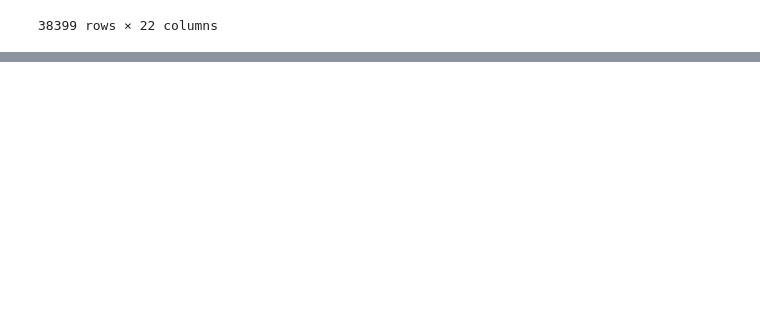
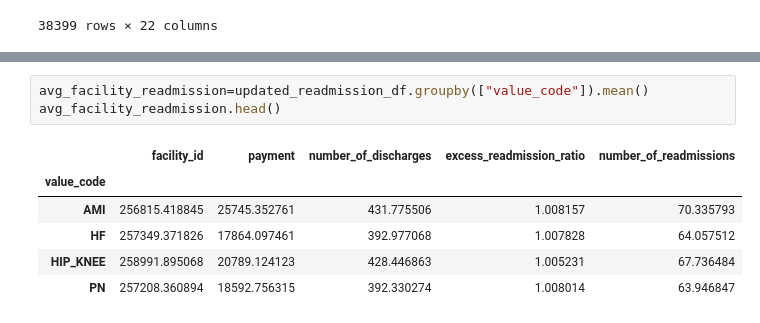
Before and after one commit to nadiarichards/airflow-datapipeline, a Jupyter notebook: Healthcare/Cleaning_dfs.ipynb, the cells around one changed output, grey strips where cells are left out. Drawn from its saved outputs; the diff is of its cells as text; blank space fills up the shorter version.

```diff
--- a/Healthcare/Cleaning_dfs.ipynb
+++ b/Healthcare/Cleaning_dfs.ipynb
@@ -66,0 +106,10 @@ final_merged_df.to_csv("../Files/merged_df.csv", index=False)
+# %%
+avg_facility_readmission=updated_readmission_df.groupby(["value_code"]).mean()
+avg_facility_readmission.head()
+# %% [output]
+|  | facility_id | payment | number_of_discharges | excess_readmission_ratio | number_of_readmissions |
+| value_code |  |  |  |  |  |
+| AMI | 256815.418845 | 25745.352761 | 431.775506 | 1.008157 | 70.335793 |
+| HF | 257349.371826 | 17864.097461 | 392.977068 | 1.007828 | 64.057512 |
+| HIP_KNEE | 258991.895068 | 20789.124123 | 428.446863 | 1.005231 | 67.736484 |
+| PN | 257208.360894 | 18592.756315 | 392.330274 | 1.008014 | 63.946847 |
```
Also changed, not shown: parts of 6 cells of this notebook, 3 other files.
